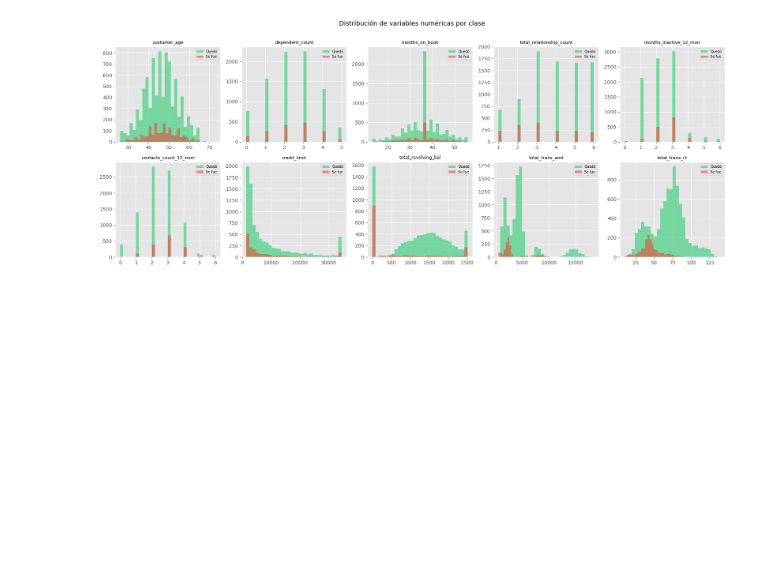
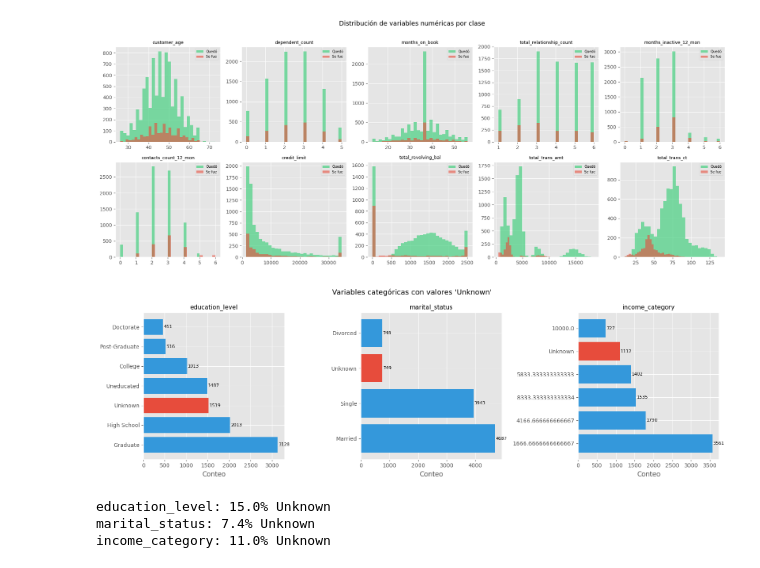
Before and after one commit to bielng/Data-Lab, a Jupyter notebook: trial_05.ipynb, the cells around one changed output. Saved outputs shown, nothing was run; the diff lists cells and outputs as text; code cells hidden in the pictures; blank space fills up the shorter version.

Commit message:
Variables categóricas con 'Unknown'

```diff
--- a/trial_05.ipynb
+++ b/trial_05.ipynb
@@ -96,3 +96,30 @@ plt.tight_layout()
 plt.show()
 # %% [output]
 [figure]
+# %%
+cat_cols = ['education_level','marital_status','income_category','gender','card_category']
+
+fig, axes = plt.subplots(1, 3, figsize=(16, 5))
+
+for ax, col in zip(axes, ['education_level','marital_status','income_category']):
+    vc = df[col].value_counts()
+    colors = ['#e74c3c' if v == 'Unknown' else '#3498db' for v in vc.index]
+    ax.barh(vc.index, vc.values, color=colors)
+    ax.set_title(f'{col}', fontsize=11)
+    ax.set_xlabel('Conteo')
+    for j, v in enumerate(vc.values):
+        ax.text(v + 20, j, str(v), va='center', fontsize=8)
+
+plt.suptitle("Variables categóricas con valores 'Unknown'", fontsize=13)
+plt.tight_layout()
+plt.show()
+
+# Porcentajes Unknown
+for col in ['education_level','marital_status','income_category']:
+    pct = (df[col] == 'Unknown').mean() * 100
+    print(f"{col}: {pct:.1f}% Unknown")
+# %% [output]
+[figure, added]
+education_level: 15.0% Unknown
+marital_status: 7.4% Unknown
+income_category: 11.0% Unknown
```
